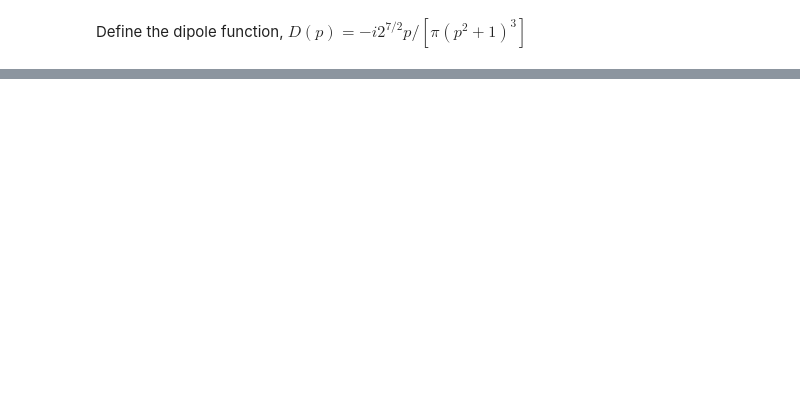
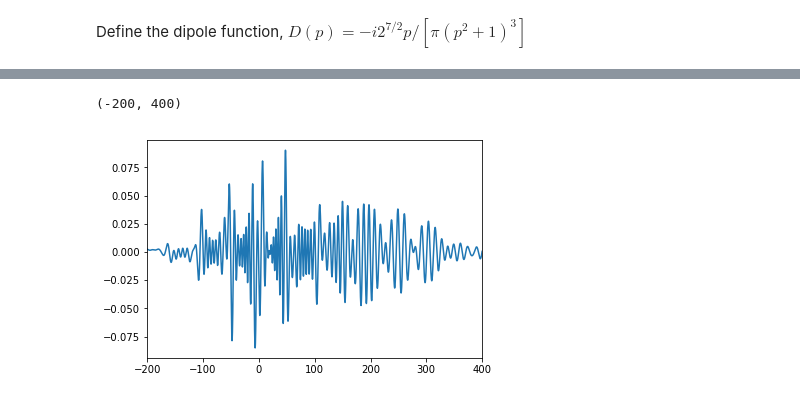
Before and after one commit to ZhangYizhu/hhg, a Jupyter notebook: SPA-first-order.ipynb, the cells around one changed output, grey strips where cells are left out. Saved outputs shown, nothing was run; the diff lists cells and outputs as text; code cells hidden in the pictures; blank space fills up the shorter version.

```diff
--- a/SPA-first-order.ipynb
+++ b/SPA-first-order.ipynb
@@ -115,0 +114,6 @@ plot(t_n, abs(hhg_temp))
+# %%
+plot(t_n, imag(hhg_temp))
+xlim(-200, 400)
+# %% [output]
+(-200, 400)
+[figure, added]
```
Also changed, not shown: parts of 16 cells of this notebook.
